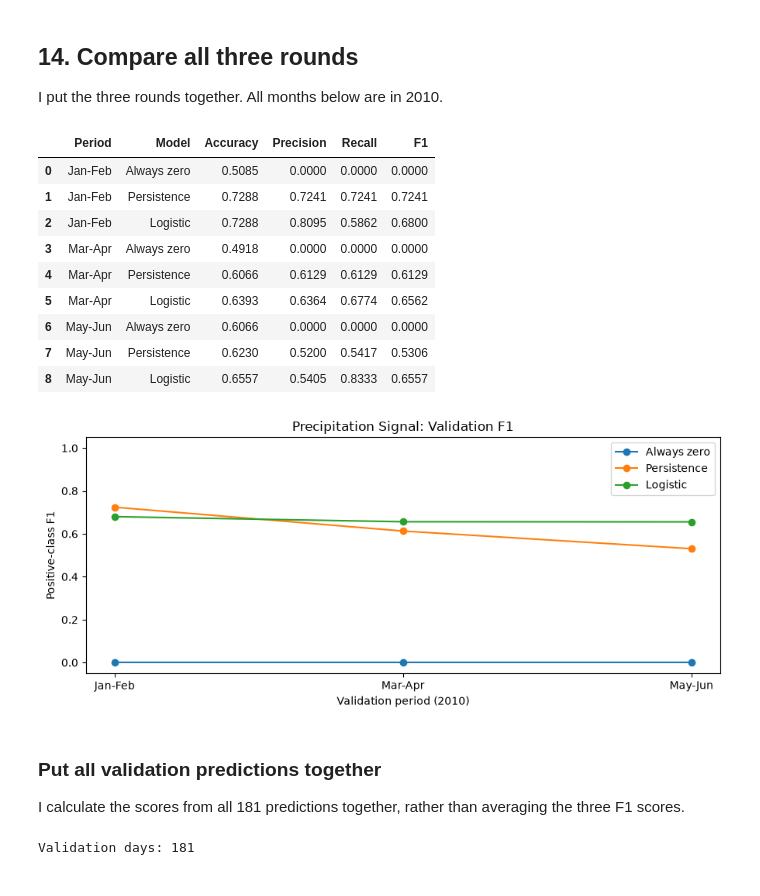
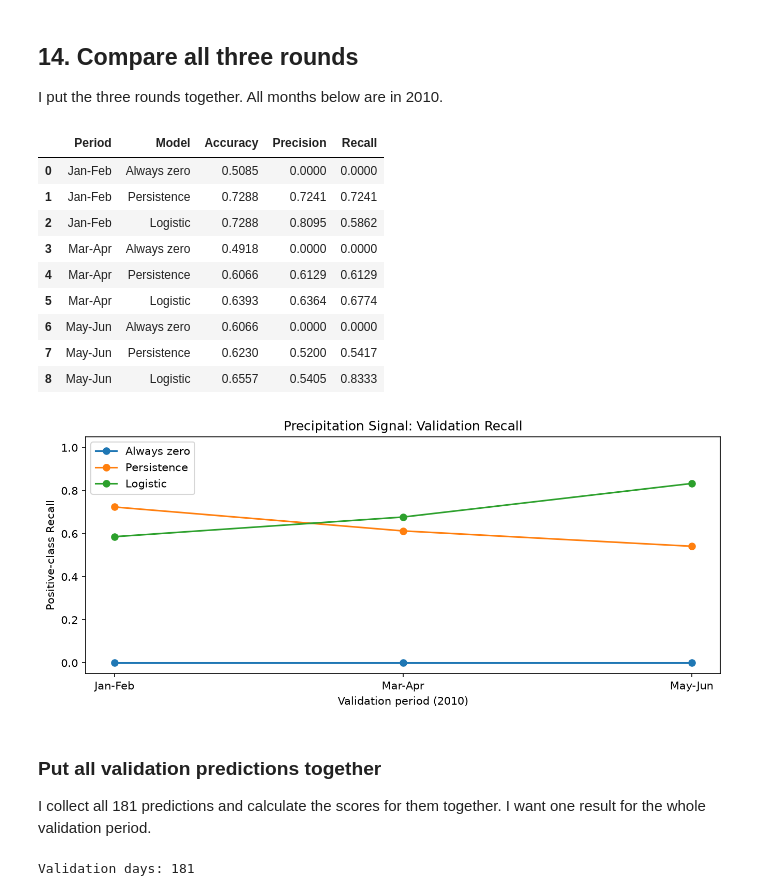
Before and after one commit to yiksu1312/AISCI290A_WP, a Jupyter notebook: notebooks/05_precipitation_prediction.ipynb, the cells around one changed output. Drawn from its saved outputs; the diff is of its cells as text; code cells hidden in the pictures.

```diff
--- a/notebooks/05_precipitation_prediction.ipynb
+++ b/notebooks/05_precipitation_prediction.ipynb
@@ -538,7 +543,6 @@ logistic_scores_2 = {
     "Accuracy": accuracy_score(y_val_signal_2, val_signal_2["logistic"]),
     "Precision": precision_score(y_val_signal_2, val_signal_2["logistic"], zero_division=0),
     "Recall": recall_score(y_val_signal_2, val_signal_2["logistic"], zero_division=0),
-    "F1": f1_score(y_val_signal_2, val_signal_2["logistic"], zero_division=0)
 }
 # %%
 signal_results_2 = pd.DataFrame([always_zero_scores_2, persistence_scores_2, logistic_scores_2])
@@ -638,7 +642,6 @@ always_zero_scores_3 = {
     "Accuracy": accuracy_score(y_val_signal_3, val_signal_3["always_zero"]),
     "Precision": precision_score(y_val_signal_3, val_signal_3["always_zero"], zero_division=0),
     "Recall": recall_score(y_val_signal_3, val_signal_3["always_zero"], zero_division=0),
-    "F1": f1_score(y_val_signal_3, val_signal_3["always_zero"], zero_division=0)
 }
 # %%
 persistence_scores_3 = {
@@ -646,7 +649,6 @@ persistence_scores_3 = {
     "Accuracy": accuracy_score(y_val_signal_3, val_signal_3["persistence"]),
     "Precision": precision_score(y_val_signal_3, val_signal_3["persistence"], zero_division=0),
     "Recall": recall_score(y_val_signal_3, val_signal_3["persistence"], zero_division=0),
-    "F1": f1_score(y_val_signal_3, val_signal_3["persistence"], zero_division=0)
 }
 # %%
 logistic_scores_3 = {
@@ -654,7 +656,6 @@ logistic_scores_3 = {
     "Accuracy": accuracy_score(y_val_signal_3, val_signal_3["logistic"]),
     "Precision": precision_score(y_val_signal_3, val_signal_3["logistic"], zero_division=0),
     "Recall": recall_score(y_val_signal_3, val_signal_3["logistic"], zero_division=0),
-    "F1": f1_score(y_val_signal_3, val_signal_3["logistic"], zero_division=0)
 }
 # %%
 signal_results_3 = pd.DataFrame([always_zero_scores_3, persistence_scores_3, logistic_scores_3])
@@ -699,39 +700,39 @@ signal_results_1["Period"] = "Jan-Feb"
 signal_results_2["Period"] = "Mar-Apr"
 signal_results_3["Period"] = "May-Jun"
 signal_results = pd.concat([signal_results_1, signal_results_2, signal_results_3], ignore_index=True)
-signal_results[["Period", "Model", "Accuracy", "Precision", "Recall", "F1"]].round(4)
+signal_results[["Period", "Model", "Accuracy", "Precision", "Recall"]].round(4)
 # %% [output]
-|  | Period | Model | Accuracy | Precision | Recall | F1 |
-| 0 | Jan-Feb | Always zero | 0.5085 | 0.0000 | 0.0000 | 0.0000 |
-| 1 | Jan-Feb | Persistence | 0.7288 | 0.7241 | 0.7241 | 0.7241 |
-| 2 | Jan-Feb | Logistic | 0.7288 | 0.8095 | 0.5862 | 0.6800 |
-| 3 | Mar-Apr | Always zero | 0.4918 | 0.0000 | 0.0000 | 0.0000 |
-| 4 | Mar-Apr | Persistence | 0.6066 | 0.6129 | 0.6129 | 0.6129 |
-| 5 | Mar-Apr | Logistic | 0.6393 | 0.6364 | 0.6774 | 0.6562 |
-| 6 | May-Jun | Always zero | 0.6066 | 0.0000 | 0.0000 | 0.0000 |
-| 7 | May-Jun | Persistence | 0.6230 | 0.5200 | 0.5417 | 0.5306 |
-| 8 | May-Jun | Logistic | 0.6557 | 0.5405 | 0.8333 | 0.6557 |
+|  | Period | Model | Accuracy | Precision | Recall |
+| 0 | Jan-Feb | Always zero | 0.5085 | 0.0000 | 0.0000 |
+| 1 | Jan-Feb | Persistence | 0.7288 | 0.7241 | 0.7241 |
+| 2 | Jan-Feb | Logistic | 0.7288 | 0.8095 | 0.5862 |
+| 3 | Mar-Apr | Always zero | 0.4918 | 0.0000 | 0.0000 |
+| 4 | Mar-Apr | Persistence | 0.6066 | 0.6129 | 0.6129 |
+| 5 | Mar-Apr | Logistic | 0.6393 | 0.6364 | 0.6774 |
+| 6 | May-Jun | Always zero | 0.6066 | 0.0000 | 0.0000 |
+| 7 | May-Jun | Persistence | 0.6230 | 0.5200 | 0.5417 |
+| 8 | May-Jun | Logistic | 0.6557 | 0.5405 | 0.8333 |
 # %%
 persistence_scores = signal_results[signal_results["Model"] == "Persistence"]
 logistic_scores = signal_results[signal_results["Model"] == "Logistic"]
 zero_scores = signal_results[signal_results["Model"] == "Always zero"]
 
 fig, ax = plt.subplots(figsize=(9, 4))
-ax.plot(zero_scores["Period"], zero_scores["F1"], marker="o", label="Always zero")
-ax.plot(persistence_scores["Period"], persistence_scores["F1"], marker="o", label="Persistence")
-ax.plot(logistic_scores["Period"], logistic_scores["F1"], marker="o", label="Logistic")
+ax.plot(zero_scores["Period"], zero_scores["Recall"], marker="o", label="Always zero")
+ax.plot(persistence_scores["Period"], persistence_scores["Recall"], marker="o", label="Persistence")
+ax.plot(logistic_scores["Period"], logistic_scores["Recall"], marker="o", label="Logistic")
 ax.set_xlabel("Validation period (2010)")
-ax.set_ylabel("Positive-class F1")
+ax.set_ylabel("Positive-class Recall")
 ax.set_ylim(-0.05, 1.05)
-ax.set_title("Precipitation Signal: Validation F1")
+ax.set_title("Precipitation Signal: Validation Recall")
 ax.legend()
 fig.tight_layout()
 # %% [output]
-[figure, old version]
+[figure, new version]
 # %% [markdown]
 ### Put all validation predictions together
 
-I calculate the scores from all 181 predictions together, rather than averaging the three F1 scores.
+I collect all 181 predictions and calculate the scores for them together. I want one result for the whole validation period.
 # %%
 signal_validation_all = pd.concat([val_signal_1, val_signal_2, val_signal_3])
 y_signal_all = signal_validation_all["tomorrow_signal"]
```
Also changed, not shown: parts of 53 cells of this notebook, 55 other files.
